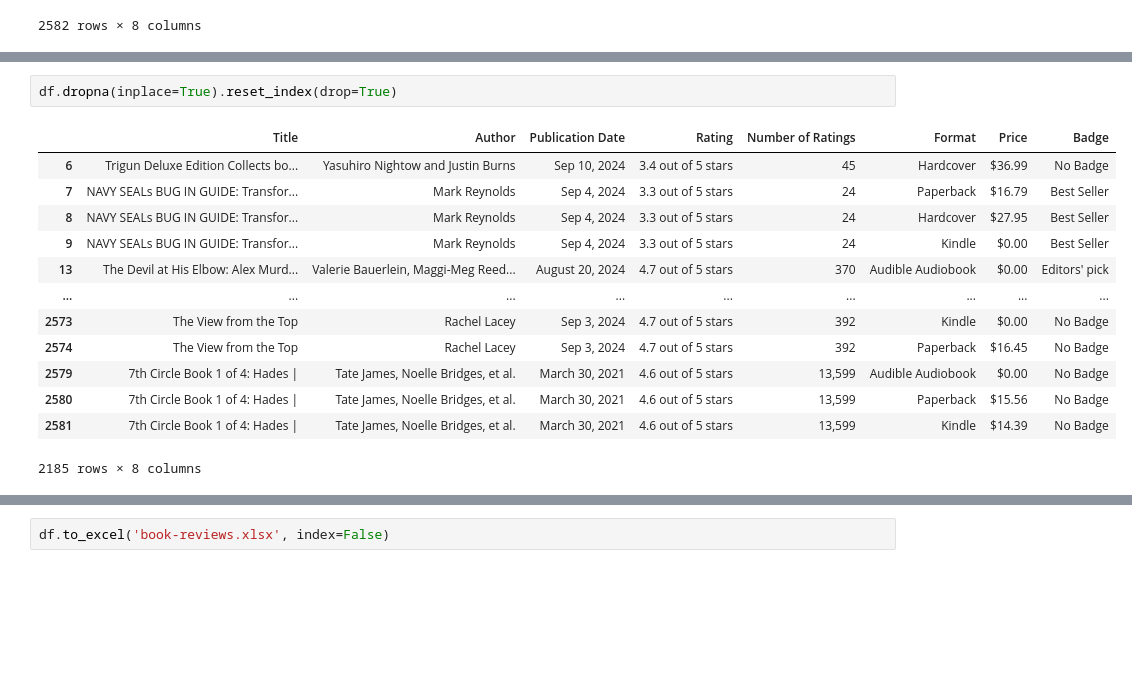
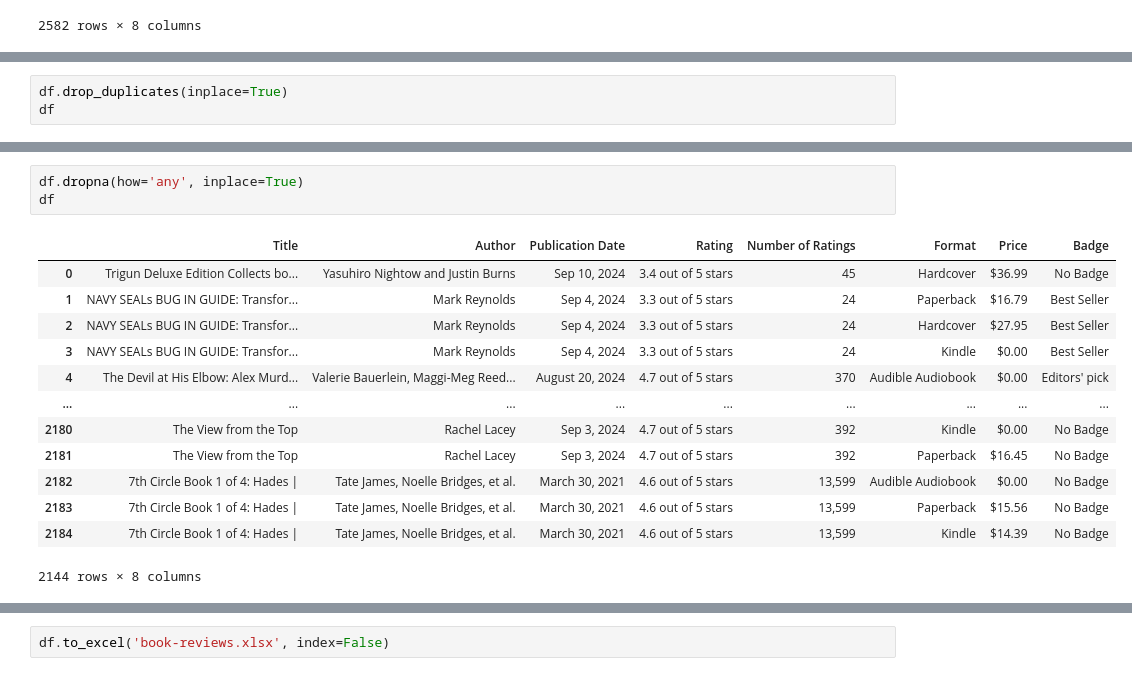
Before and after one commit to yosra-Mahjoub/Amazon-Book-Data-Scraper-and-Dashboard, a Jupyter notebook: Amazon Book Scraper.ipynb, the cells around one changed output, grey strips where cells are left out. Cells and saved outputs as stored; diff of their text form; blank space fills up the shorter version.

```diff
--- a/Amazon Book Scraper.ipynb
+++ b/Amazon Book Scraper.ipynb
@@ -415,0 +418,3 @@ df
+# %%
+df.drop_duplicates(inplace=True)
+df
@@ -416,16 +461,17 @@ df
 # %%
-df.dropna(inplace=True).reset_index(drop=True)
+df.dropna(how='any', inplace=True)
+df
 # %% [output]
 |  | Title | Author | Publication Date | Rating | Number of Ratings | Format | Price | Badge |
-| 6 | Trigun Deluxe Edition Collects bo... | Yasuhiro Nightow and Justin Burns | Sep 10, 2024 | 3.4 out of 5 stars | 45 | Hardcover | $36.99 | No Badge |
-| 7 | NAVY SEALs BUG IN GUIDE: Transfor... | Mark Reynolds | Sep 4, 2024 | 3.3 out of 5 stars | 24 | Paperback | $16.79 | Best Seller |
-| 8 | NAVY SEALs BUG IN GUIDE: Transfor... | Mark Reynolds | Sep 4, 2024 | 3.3 out of 5 stars | 24 | Hardcover | $27.95 | Best Seller |
-| 9 | NAVY SEALs BUG IN GUIDE: Transfor... | Mark Reynolds | Sep 4, 2024 | 3.3 out of 5 stars | 24 | Kindle | $0.00 | Best Seller |
-| 13 | The Devil at His Elbow: Alex Murd... | Valerie Bauerlein, Maggi-Meg Reed... | August 20, 2024 | 4.7 out of 5 stars | 370 | Audible Audiobook | $0.00 | Editors' pick |
+| 0 | Trigun Deluxe Edition Collects bo... | Yasuhiro Nightow and Justin Burns | Sep 10, 2024 | 3.4 out of 5 stars | 45 | Hardcover | $36.99 | No Badge |
+| 1 | NAVY SEALs BUG IN GUIDE: Transfor... | Mark Reynolds | Sep 4, 2024 | 3.3 out of 5 stars | 24 | Paperback | $16.79 | Best Seller |
+| 2 | NAVY SEALs BUG IN GUIDE: Transfor... | Mark Reynolds | Sep 4, 2024 | 3.3 out of 5 stars | 24 | Hardcover | $27.95 | Best Seller |
+| 3 | NAVY SEALs BUG IN GUIDE: Transfor... | Mark Reynolds | Sep 4, 2024 | 3.3 out of 5 stars | 24 | Kindle | $0.00 | Best Seller |
+| 4 | The Devil at His Elbow: Alex Murd... | Valerie Bauerlein, Maggi-Meg Reed... | August 20, 2024 | 4.7 out of 5 stars | 370 | Audible Audiobook | $0.00 | Editors' pick |
 | ... | ... | ... | ... | ... | ... | ... | ... | ... |
-| 2573 | The View from the Top | Rachel Lacey | Sep 3, 2024 | 4.7 out of 5 stars | 392 | Kindle | $0.00 | No Badge |
-| 2574 | The View from the Top | Rachel Lacey | Sep 3, 2024 | 4.7 out of 5 stars | 392 | Paperback | $16.45 | No Badge |
-| 2579 | 7th Circle Book 1 of 4: Hades | | Tate James, Noelle Bridges, et al. | March 30, 2021 | 4.6 out of 5 stars | 13,599 | Audible Audiobook | $0.00 | No Badge |
-| 2580 | 7th Circle Book 1 of 4: Hades | | Tate James, Noelle Bridges, et al. | March 30, 2021 | 4.6 out of 5 stars | 13,599 | Paperback | $15.56 | No Badge |
-| 2581 | 7th Circle Book 1 of 4: Hades | | Tate James, Noelle Bridges, et al. | March 30, 2021 | 4.6 out of 5 stars | 13,599 | Kindle | $14.39 | No Badge |
+| 2180 | The View from the Top | Rachel Lacey | Sep 3, 2024 | 4.7 out of 5 stars | 392 | Kindle | $0.00 | No Badge |
+| 2181 | The View from the Top | Rachel Lacey | Sep 3, 2024 | 4.7 out of 5 stars | 392 | Paperback | $16.45 | No Badge |
+| 2182 | 7th Circle Book 1 of 4: Hades | | Tate James, Noelle Bridges, et al. | March 30, 2021 | 4.6 out of 5 stars | 13,599 | Audible Audiobook | $0.00 | No Badge |
+| 2183 | 7th Circle Book 1 of 4: Hades | | Tate James, Noelle Bridges, et al. | March 30, 2021 | 4.6 out of 5 stars | 13,599 | Paperback | $15.56 | No Badge |
+| 2184 | 7th Circle Book 1 of 4: Hades | | Tate James, Noelle Bridges, et al. | March 30, 2021 | 4.6 out of 5 stars | 13,599 | Kindle | $14.39 | No Badge |
-2185 rows × 8 columns
+2144 rows × 8 columns
```
Also changed, not shown: parts of 21 cells of this notebook.
